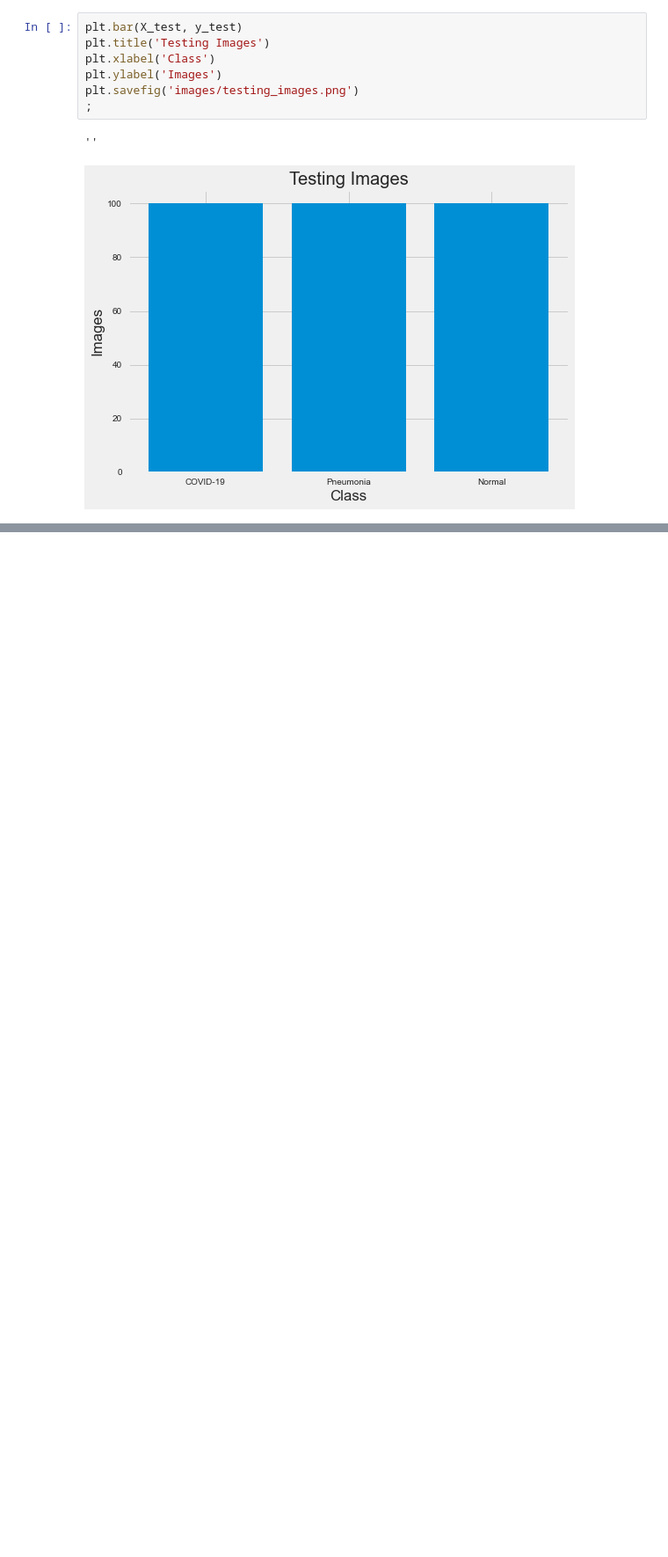
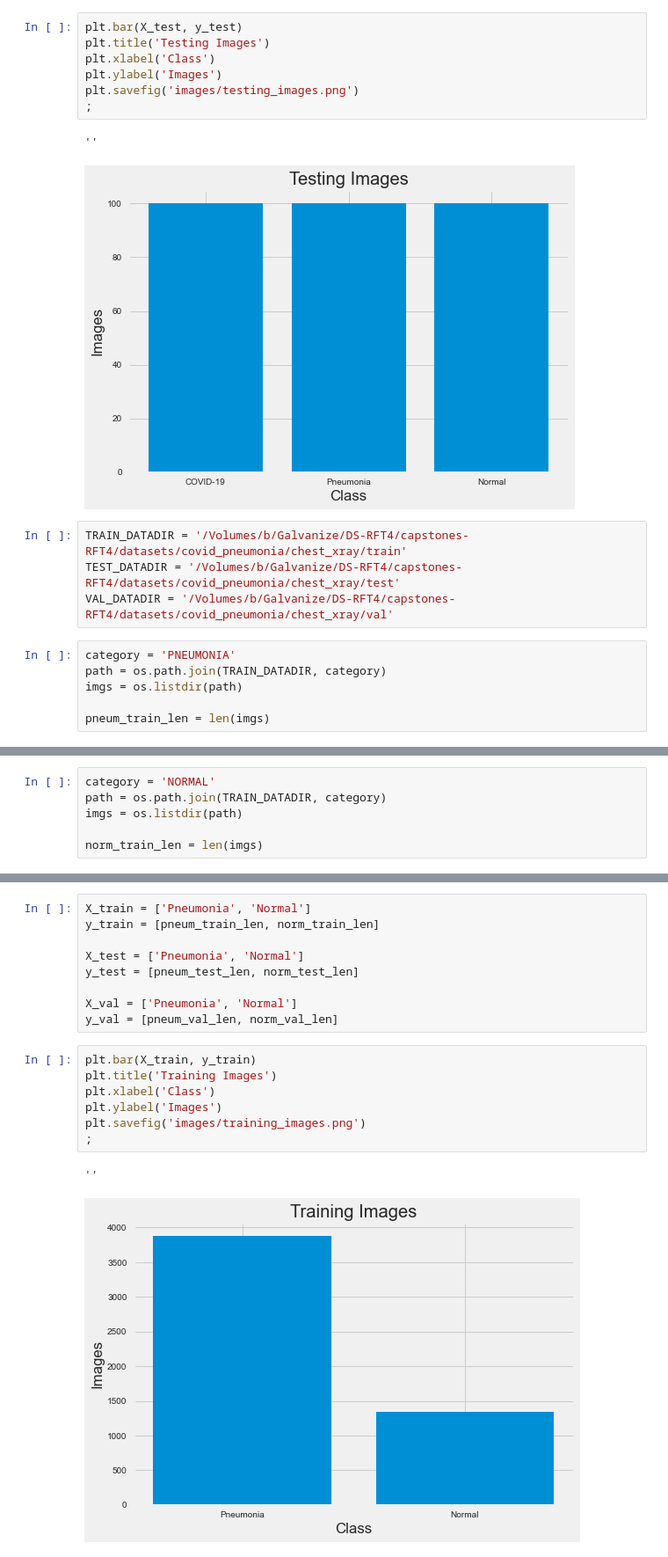
Before and after one commit to brentthayer1/x_ray_imaging, a Jupyter notebook: eda.ipynb, the cells around one changed output, grey strips where cells are left out. Shown at 88% size. Drawn from its saved outputs; the diff is of its cells as text; blank space fills up the shorter version.

```diff
--- a/eda.ipynb
+++ b/eda.ipynb
@@ -86,3 +86,13 @@ plt.savefig('images/testing_images.png')
 # %% [output]
 ''
 [figure]
+# %%
+TRAIN_DATADIR = '/Volumes/b/Galvanize/DS-RFT4/capstones-RFT4/datasets/covid_pneumonia/chest_xray/train'
+TEST_DATADIR = '/Volumes/b/Galvanize/DS-RFT4/capstones-RFT4/datasets/covid_pneumonia/chest_xray/test'
+VAL_DATADIR = '/Volumes/b/Galvanize/DS-RFT4/capstones-RFT4/datasets/covid_pneumonia/chest_xray/val'
+# %%
+category = 'PNEUMONIA'
+path = os.path.join(TRAIN_DATADIR, category)
+imgs = os.listdir(path)
+
+pneum_train_len = len(imgs)
@@ -88,0 +111,6 @@ plt.savefig('images/testing_images.png')
+# %%
+category = 'NORMAL'
+path = os.path.join(TRAIN_DATADIR, category)
+imgs = os.listdir(path)
+
+norm_train_len = len(imgs)
@@ -88,0 +142,19 @@ plt.savefig('images/testing_images.png')
+# %%
+X_train = ['Pneumonia', 'Normal']
+y_train = [pneum_train_len, norm_train_len]
+
+X_test = ['Pneumonia', 'Normal']
+y_test = [pneum_test_len, norm_test_len]
+
+X_val = ['Pneumonia', 'Normal']
+y_val = [pneum_val_len, norm_val_len]
+# %%
+plt.bar(X_train, y_train)
+plt.title('Training Images')
+plt.xlabel('Class')
+plt.ylabel('Images')
+plt.savefig('images/training_images.png')
+;
+# %% [output]
+''
+[figure, added]
```
Also changed, not shown: parts of 7 cells of this notebook, 33 other files.
